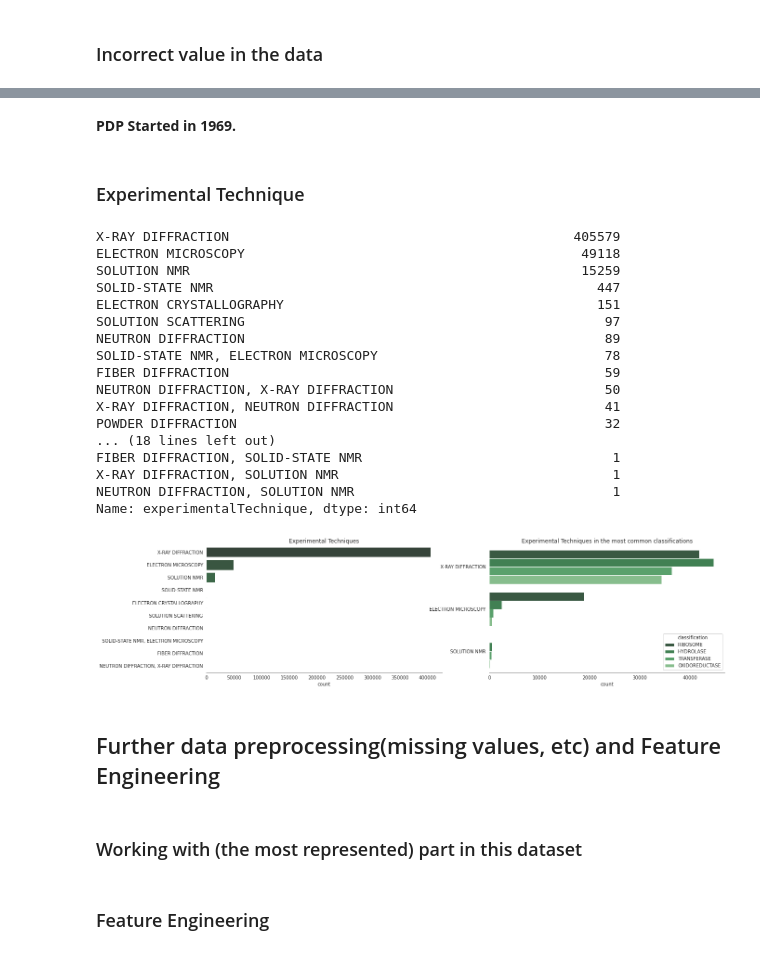
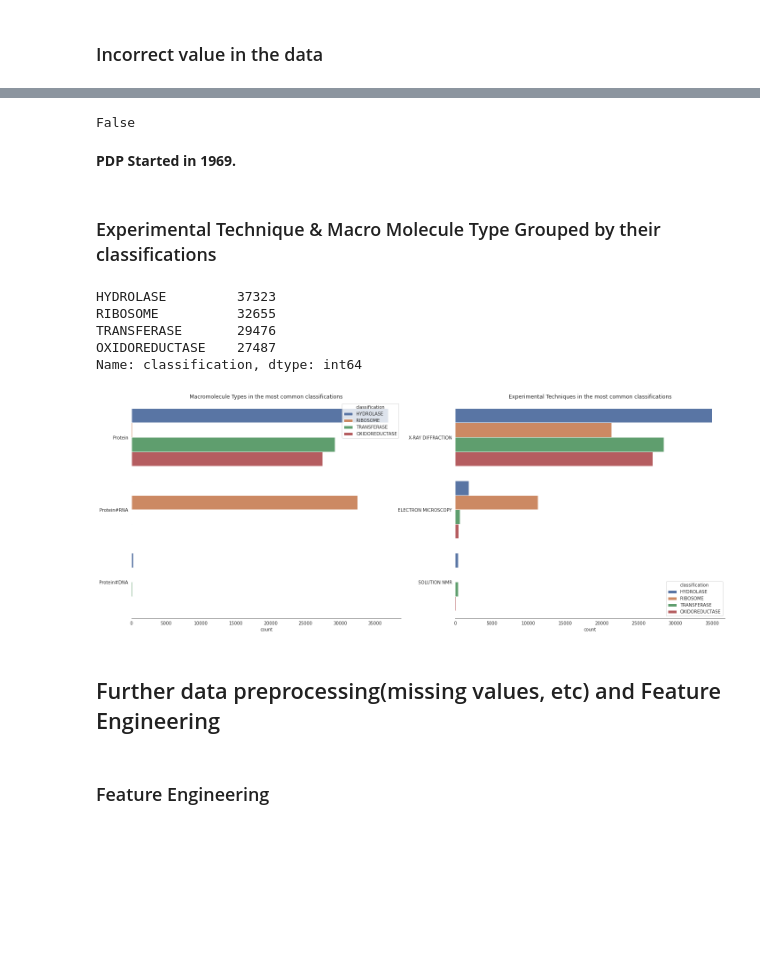
Before and after one commit to vkolupayev/Data-Science-Machine-Learning.-Protein-Classification, a Jupyter notebook: Structural_Protein_Sequences.ipynb, the cells around one changed output, grey strips where cells are left out. Saved outputs shown, nothing was run; the diff lists cells and outputs as text; code cells hidden in the pictures; blank space fills up the shorter version.

```diff
--- a/Structural_Protein_Sequences.ipynb
+++ b/Structural_Protein_Sequences.ipynb
@@ -533,0 +809,3 @@ full_df
+# %%
+train_set, test_set = train_test_split(full_df, test_size=0.2, random_state=42)
+train_unique_set, test_unique_set = train_test_split(unique_df, test_size=0.2, random_state=42)
@@ -538 +822,9 @@ full_df
+# %%
+if (train_set['phValue'].where(train_set['phValue'] > 14).value_counts().index > 14).any():
+    incorrect_value_indices = train_set.index[train_set['phValue'] > 14].tolist()
+    for x in incorrect_value_indices:
+        value = train_set['phValue'][x]
+        while value not in range(0, 14):
+            value = value // 10
+        train_set['phValue'][x]=value
 # %%
@@ -679,3 +932,7 @@ plt.show()
+# %%
+classes = train_set.classification.value_counts()
+exp = train_set.experimentalTechnique.value_counts()
+macro_mol = train_set.macromoleculeType.value_counts()
 # %%
 plt.figure(figsize=(30,10))
 plt.subplot(1,2,1)
@@ -765,37 +1021,35 @@ full_df[filter] = 2010.0
+# %%
+if (train_set['publicationYear'].where(train_set['publicationYear'] < 1969).value_counts().index < 1969).any():
+    incorrect_value_indices = train_set.index[train_set['publicationYear'] < 1969].tolist()
+    for x in incorrect_value_indices:
+        train_set['publicationYear'][x] = 2010
+# %%
+(train_set['publicationYear'].where(train_set['publicationYear'] < 1969).value_counts().index < 1969).any()
+# %% [output]
+False
 # %% [markdown]
 **PDP Started in 1969.**
 # %% [markdown]
-### Experimental Technique
+### Experimental Technique & Macro Molecule Type Grouped by their classifications
-# %%
-exp = full_df.experimentalTechnique.value_counts()
-exp
-# %% [output]
-X-RAY DIFFRACTION                                            405579
-ELECTRON MICROSCOPY                                           49118
-SOLUTION NMR                                                  15259
-SOLID-STATE NMR                                                 447
-ELECTRON CRYSTALLOGRAPHY                                        151
-SOLUTION SCATTERING                                              97
-NEUTRON DIFFRACTION                                              89
-SOLID-STATE NMR, ELECTRON MICROSCOPY                             78
-FIBER DIFFRACTION                                                59
-NEUTRON DIFFRACTION, X-RAY DIFFRACTION                           50
-X-RAY DIFFRACTION, NEUTRON DIFFRACTION                           41
-POWDER DIFFRACTION                                               32
-... (18 lines left out)
-FIBER DIFFRACTION, SOLID-STATE NMR                                1
-X-RAY DIFFRACTION, SOLUTION NMR                                   1
-NEUTRON DIFFRACTION, SOLUTION NMR                                 1
-Name: experimentalTechnique, dtype: int64
+# %%
+classes
+# %% [output]
+HYDROLASE         37323
+RIBOSOME          32655
+TRANSFERASE       29476
+OXIDOREDUCTASE    27487
+Name: classification, dtype: int64
 # %%
-plt.figure(figsize=(20,5))
-plt.subplot(1,2,1)
-count_plot_categ("experimentalTechnique", full_df, "Greens_d", exp.iloc[:10].index, "Experimental Techniques")
-plt.subplot(1,2,2)
-count_plot_categ("experimentalTechnique", full_df, "Greens_d", exp.iloc[:3].index, "Experimental Techniques in the most common classifications", hue='classification', hue_order=classes.index[:4])
+plt.figure(figsize=(24, 9))
+plt.subplot(1, 2, 1)
+count_plot_categ("macromoleculeType", train_set, "deep", macro_mol.index,
+                 "Macromolecule Types in the most common classifications",
+                 hue='classification', hue_order=classes.index)
+plt.subplot(1, 2, 2)
+count_plot_categ("experimentalTechnique", train_set, "deep", exp.index,
+                 "Experimental Techniques in the most common classifications",
+                 hue='classification', hue_order=classes.index)
 # %% [output]
-[figure, old version]
+[figure, new version]
 # %% [markdown]
 ## Further data preprocessing(missing values, etc) and Feature Engineering
-# %% [markdown]
-### Working with (the most represented) part in this dataset
```
Also changed, not shown: parts of 218 cells of this notebook, 1 other file.
